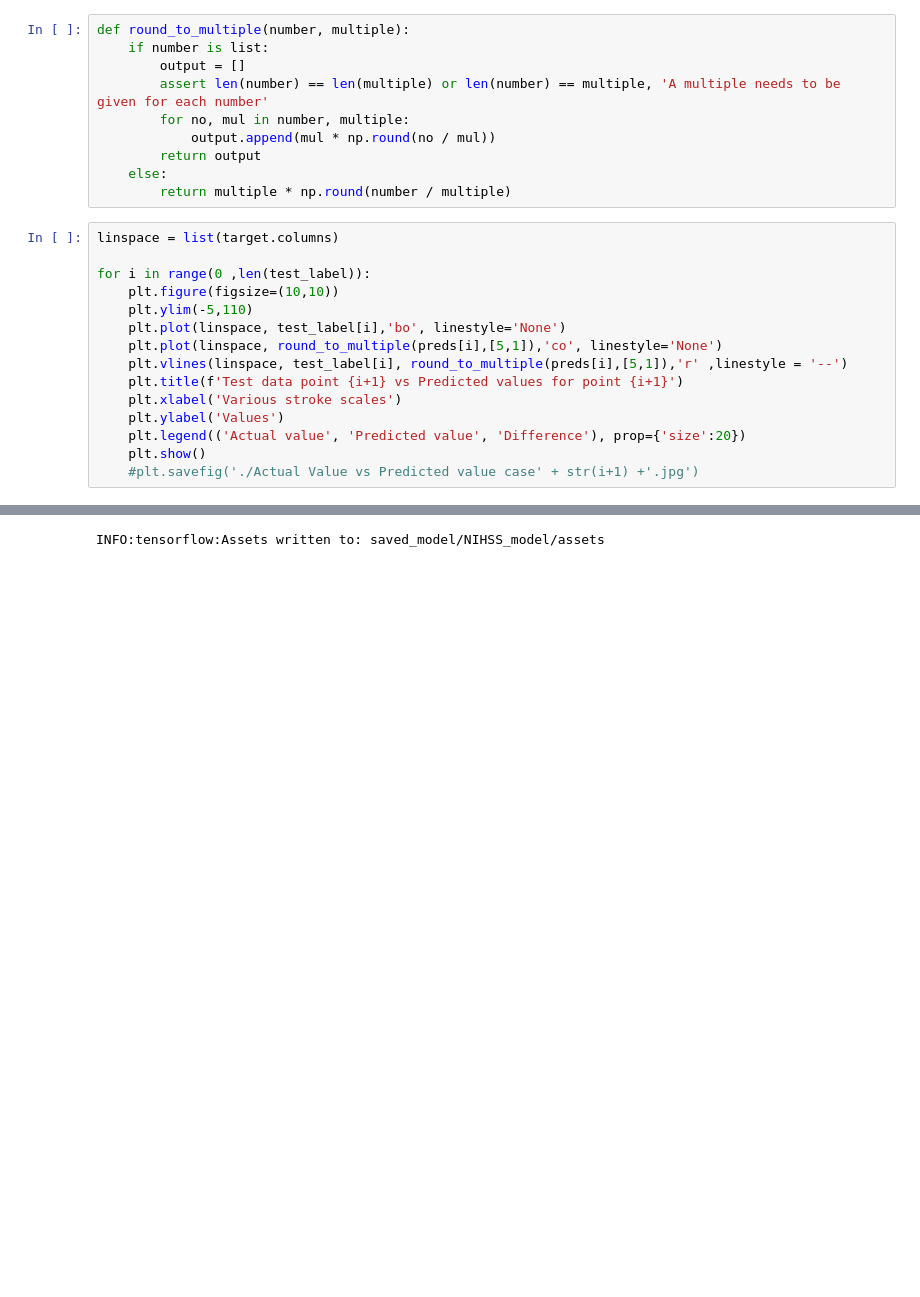
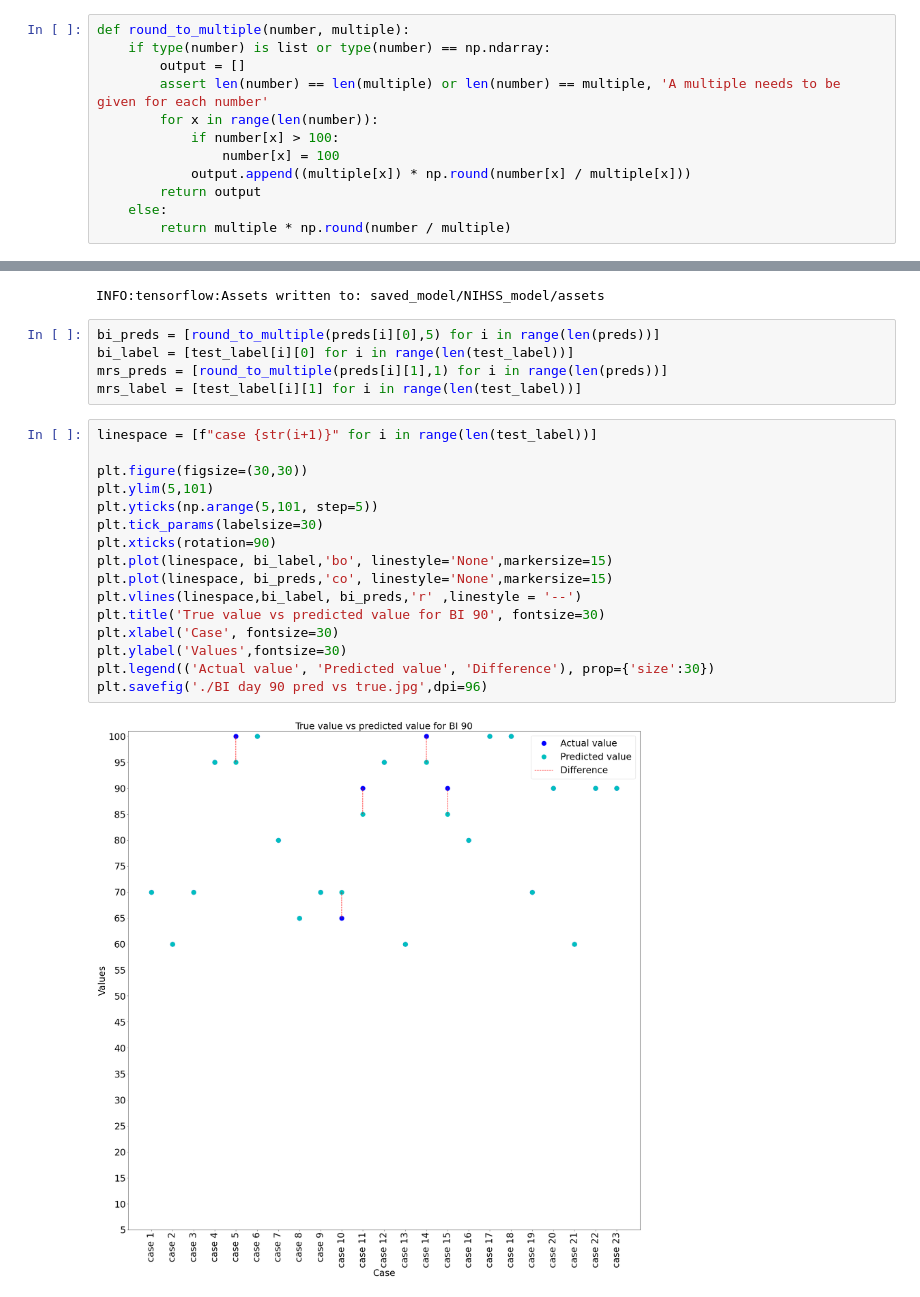
Before and after one commit to BFitzy96/model_code, a Jupyter notebook: NIHSSdata/NIHSS_data_set.ipynb, the cells around one changed output, grey strips where cells are left out. Saved outputs shown, nothing was run; the diff lists cells and outputs as text; blank space fills up the shorter version.

```diff
--- a/NIHSSdata/NIHSS_data_set.ipynb
+++ b/NIHSSdata/NIHSS_data_set.ipynb
@@ -184,26 +214,13 @@ for i in range(len(test_data)):
 preds = model.predict(test_data,verbose=0)
 # %%
 def round_to_multiple(number, multiple):
-    if number is list:
+    if type(number) is list or type(number) == np.ndarray:
         output = []
         assert len(number) == len(multiple) or len(number) == multiple, 'A multiple needs to be given for each number'
-        for no, mul in number, multiple:
-            output.append(mul * np.round(no / mul))
+        for x in range(len(number)):
+            if number[x] > 100:
+                number[x] = 100
+            output.append((multiple[x]) * np.round(number[x] / multiple[x]))
         return output
     else:
         return multiple * np.round(number / multiple)
-# %%
-linspace = list(target.columns)
-
-for i in range(0 ,len(test_label)):
-    plt.figure(figsize=(10,10))
-    plt.ylim(-5,110)
-    plt.plot(linspace, test_label[i],'bo', linestyle='None')
-    plt.plot(linspace, round_to_multiple(preds[i],[5,1]),'co', linestyle='None')
-    plt.vlines(linspace, test_label[i], round_to_multiple(preds[i],[5,1]),'r' ,linestyle = '--')
-    plt.title(f'Test data point {i+1} vs Predicted values for point {i+1}')
-    plt.xlabel('Various stroke scales')
-    plt.ylabel('Values')
-    plt.legend(('Actual value', 'Predicted value', 'Difference'), prop={'size':20})
-    plt.show()
-    #plt.savefig('./Actual Value vs Predicted value case' + str(i+1) +'.jpg')
@@ -225,3 +236,26 @@ for i in range(0 ,len(test_label)):
 model.save('saved_model/NIHSS_model')
 # %% [output]
 INFO:tensorflow:Assets written to: saved_model/NIHSS_model/assets
+# %%
+bi_preds = [round_to_multiple(preds[i][0],5) for i in range(len(preds))]
+bi_label = [test_label[i][0] for i in range(len(test_label))]
+mrs_preds = [round_to_multiple(preds[i][1],1) for i in range(len(preds))]
+mrs_label = [test_label[i][1] for i in range(len(test_label))]
+# %%
+linespace = [f"case {str(i+1)}" for i in range(len(test_label))]
+
+plt.figure(figsize=(30,30))
+plt.ylim(5,101)
+plt.yticks(np.arange(5,101, step=5))
+plt.tick_params(labelsize=30)
+plt.xticks(rotation=90)
+plt.plot(linespace, bi_label,'bo', linestyle='None',markersize=15)
+plt.plot(linespace, bi_preds,'co', linestyle='None',markersize=15)
+plt.vlines(linespace,bi_label, bi_preds,'r' ,linestyle = '--')
+plt.title('True value vs predicted value for BI 90', fontsize=30)
+plt.xlabel('Case', fontsize=30)
+plt.ylabel('Values',fontsize=30)
+plt.legend(('Actual value', 'Predicted value', 'Difference'), prop={'size':30})
+plt.savefig('./BI day 90 pred vs true.jpg',dpi=96)
+# %% [output]
+[figure, added]
```
Also changed, not shown: parts of 13 cells of this notebook, 39 other files.
